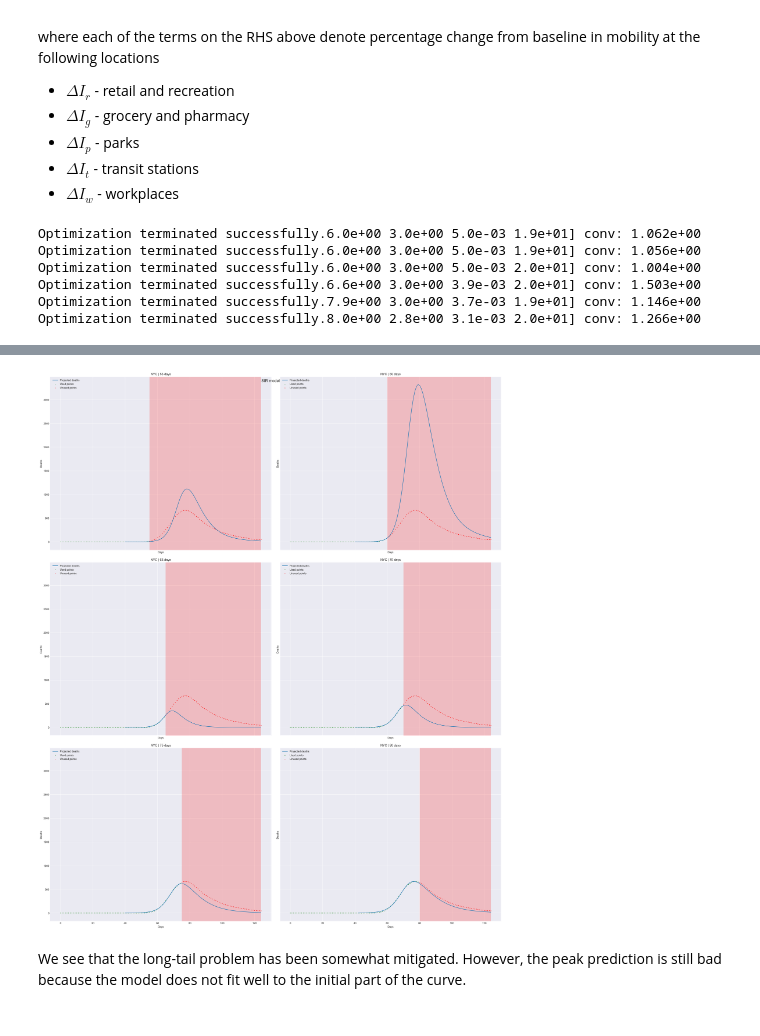
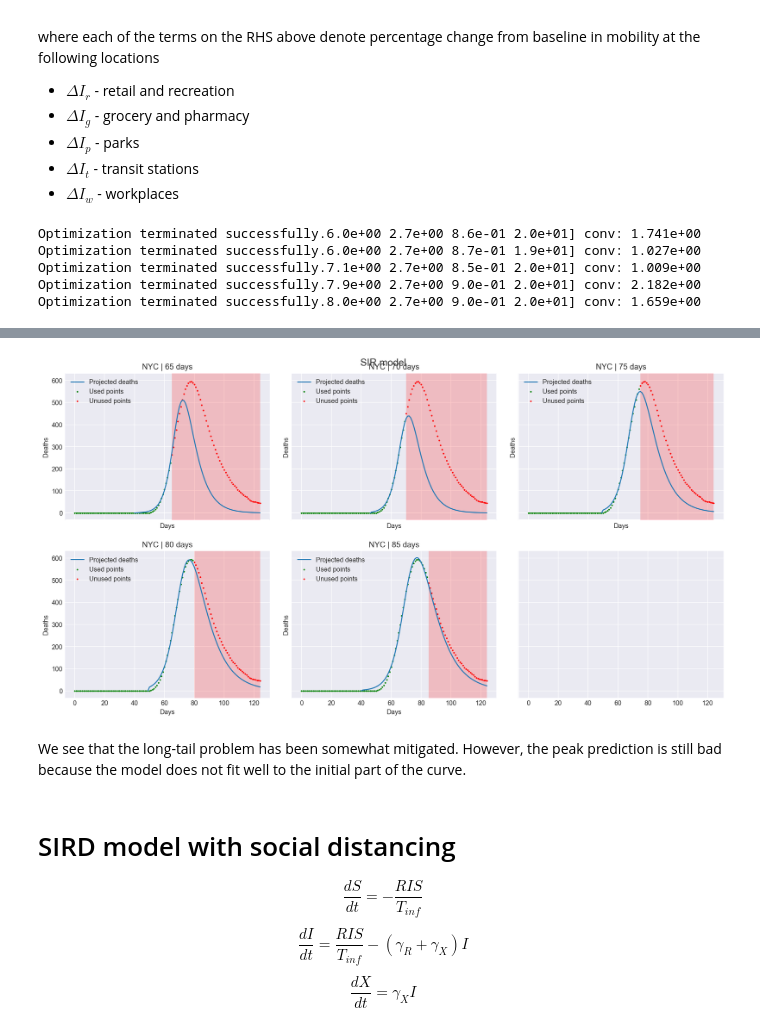
Before and after one commit to anag004/covid-model, a Jupyter notebook: ihme/SIER.ipynb, the cells around one changed output, grey strips where cells are left out. Drawn from its saved outputs; the diff is of its cells as text; code cells hidden in the pictures.

```diff
--- a/ihme/SIER.ipynb
+++ b/ihme/SIER.ipynb
@@ -207,7 +209,7 @@ def smoothen(X, std):
     return result
 # %%
 # Data visualization
-smooth_data_nyc = smoothen(smoothen(smoothen(deaths_time_series_nyc, 3), 2), 2)
+smooth_data_nyc = smoothen(smoothen(smoothen(smoothen(smoothen(deaths_time_series_nyc, 1), 1), 1), 1), 1)
 
 plt.scatter(np.arange(smooth_data_nyc.shape[0]), deaths_time_series_nyc, label="Raw data", s=1, c='red')
 plt.plot(smooth_data_nyc, label="Smoothened data", c='blue')
@@ -275,7 +277,10 @@ def fit_model(*model_args, bounds=None, verbose=True):
                 }
             )
 
-            print("x0: {} conv: {:.3e}".format(xk, convergence), end="\r")
+            if xk.shape[0] > 6:
+                print("x0: {} conv: {:.3e}".format(xk[:6], convergence), end="\r")
+            else:
+                print("x0: {} conv: {:.3e}".format(xk, convergence), end="\r")
 
 
     result = differential_evolution(run_model,
@@ -504,6 +509,20 @@ def R_sd(t, R_0, mu, sd_offset, sd_metric, offset):
 #         print(R_0 + mu * sd_metric[-1])
         return R_0 + mu * sd_metric[t + sd_offset + offset]
 
+def R_sd_v2(t, R_max, delta_R, sd_offset, sd_metric, offset):
+    sd_offset = int(sd_offset)
+    offset = int(offset)
+
+    sd_max = np.max(sd_metric)
+    sd_min = np.min(sd_metric)
+
+    if t + sd_offset + offset >= sd_metric.shape[0]:
+        sd = sd_metric[-1]
+    else:
+        sd = sd_metric[t + sd_offset + offset]
+
+    return R_max - delta_R * (sd_max - sd) /  (sd_max - sd_min)
+
 def sir_sd(t_max, offset, pop,  I_init, case_mortality, T_inf, R_0, mu, sd_offset):
     result = np.zeros(t_max + 1, dtype=float)
     result[0] = 0
@@ -513,22 +532,22 @@ def sir_sd(t_max, offset, pop,  I_init, case_mortality, T_inf, R_0, mu, sd_offse
     X = 0
 
     for t in range(1, t_max + 1):
-        S, I, X = SIR_model(t, [S, I, X], R_sd, case_mortality, T_inf, 1, R_0, mu, sd_offset, padded_sd, offset)
+        S, I, X = SIR_model(t, [S, I, X], R_sd_v2, case_mortality, T_inf, 1, R_0, mu, sd_offset, padded_sd, offset)
         result[t] = X
 
     result[1:] = np.diff(result)
     return result * pop
 # %%
+# Get model stats
 pad_sd = 60 # How many days to pad the social distancing data by
 padded_sd = np.concatenate((np.ones(pad_sd) * agg_sd_nyc["total"][0], agg_sd_nyc["total"]))
 
-get_model_stats(sir_sd, rmse_loss, smooth_data_nyc, list(range(55, 85, 5)), "SIR model",
-                param_cols=["offset", "pop", "I_init", "mort", "T_inf", "R_0", "mu", "sd_offset"],
-                bounds=[(40, 50), (1e6, 8.4e6), (1e-6, 1e-2), (0, 5e-2), (6, 8), (1, 3), (1e-4, 5e-3), (10, 20)])
+get_model_stats(sir_sd, rmse_loss, smooth_data_nyc, list(range(65, 90, 5)), "SIR model",
+                param_cols=["offset", "pop", "I_init", "mort", "T_inf", "R_max", "delta_R", "sd_offset"],
+                bounds=[(40, 50), (8.3e6, 8.4e6), (1e-6, 1e-2), (0, 5e-2), (6, 8), (1, 2.7), (0.85, 0.9), (10, 20)])
 # %% [output]
-Optimization terminated successfully.6.0e+00 3.0e+00 5.0e-03 1.9e+01] conv: 1.062e+00
-Optimization terminated successfully.6.0e+00 3.0e+00 5.0e-03 1.9e+01] conv: 1.056e+00
-Optimization terminated successfully.6.0e+00 3.0e+00 5.0e-03 2.0e+01] conv: 1.004e+00
-Optimization terminated successfully.6.6e+00 3.0e+00 3.9e-03 2.0e+01] conv: 1.503e+00
-Optimization terminated successfully.7.9e+00 3.0e+00 3.7e-03 1.9e+01] conv: 1.146e+00
-Optimization terminated successfully.8.0e+00 2.8e+00 3.1e-03 2.0e+01] conv: 1.266e+00
+Optimization terminated successfully.6.0e+00 2.7e+00 8.6e-01 2.0e+01] conv: 1.741e+00
+Optimization terminated successfully.6.0e+00 2.7e+00 8.7e-01 1.9e+01] conv: 1.027e+00
+Optimization terminated successfully.7.1e+00 2.7e+00 8.5e-01 2.0e+01] conv: 1.009e+00
+Optimization terminated successfully.7.9e+00 2.7e+00 9.0e-01 2.0e+01] conv: 2.182e+00
+Optimization terminated successfully.8.0e+00 2.7e+00 9.0e-01 2.0e+01] conv: 1.659e+00
@@ -542,3 +560,18 @@ Optimization terminated successfully.8.0e+00 2.8e+00 3.1e-03 2.0e+01] conv: 1.26
-[figure, old version]
+[figure, new version]
 # %% [markdown]
 We see that the long-tail problem has been somewhat mitigated. However, the peak prediction is still bad because the model does not fit well to the initial part of the curve.
+# %% [markdown]
+<h1>SIRD model with social distancing</h1>
+
+$$
+\frac{dS}{dt} = -\frac{RIS}{T_{inf}}
+$$
+
+
+$$
+\frac{dI}{dt} = \frac{RIS}{T_{inf}}   - (\gamma_R + \gamma_X)I
+$$
+
+$$
+\frac{dX}{dt} = \gamma_XI
+$$
```
Also changed, not shown: parts of 14 cells of this notebook.
